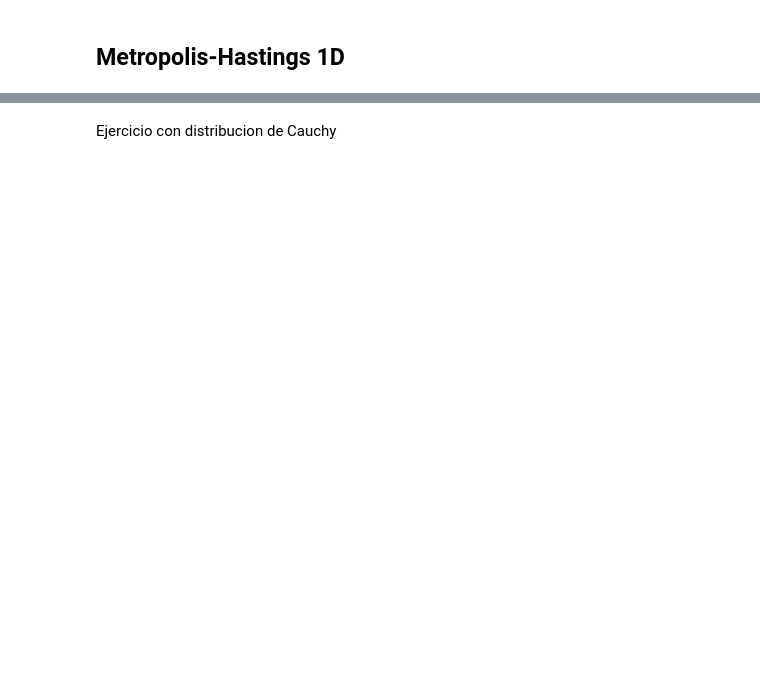
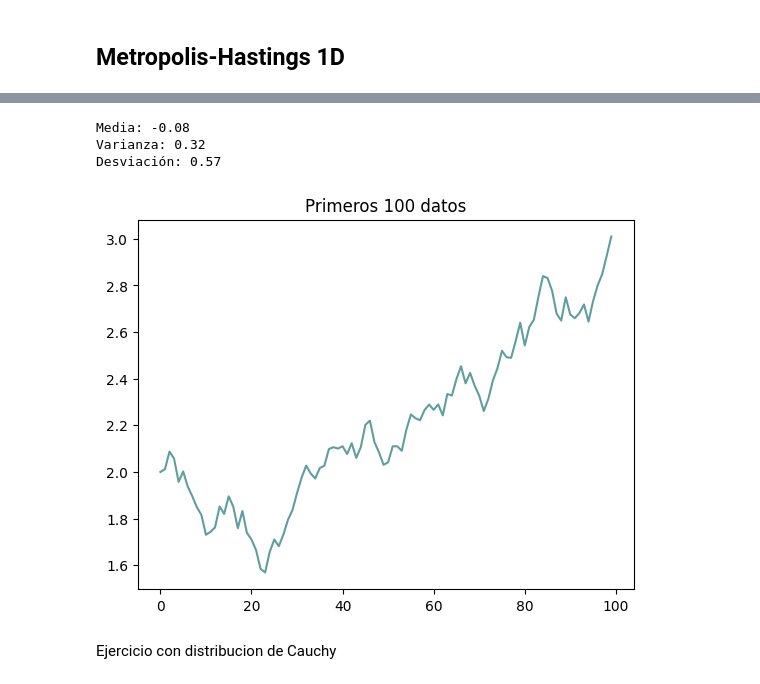
Before and after one commit to Areliortiz/SIMULACION2, a Jupyter notebook: Metropolis_ejercicio.ipynb, the cells around one changed output, grey strips where cells are left out. Saved outputs shown, nothing was run; the diff lists cells and outputs as text; code cells hidden in the pictures; blank space fills up the shorter version.

```diff
--- a/Metropolis_ejercicio.ipynb
+++ b/Metropolis_ejercicio.ipynb
@@ -64,3 +91,21 @@ Varianza:	$1/λ^2$
+# %%
+# Media y varianza
+media = np.mean(x_1)
+varianza = np.var(x_1)
+desv = np.std(x_1)
+print(f"Media: {media:.2f}")
+print(f"Varianza: {varianza:.2f}")
+print(f"Desviación: {desv:.2f}")
+
+# Observamos el comportamiento que tienen nuestra muestra generada
+plt.plot(x_1[0:100],color='cadetblue') # Primeros 100 datos
+plt.title('Primeros 100 datos')
+plt.show()
+# %% [output]
+Media: -0.08
+Varianza: 0.32
+Desviación: 0.57
+[figure, added]
 # %% [markdown]
 Ejercicio con distribucion de Cauchy
 # %%
```
Also changed, not shown: parts of 14 cells of this notebook.
